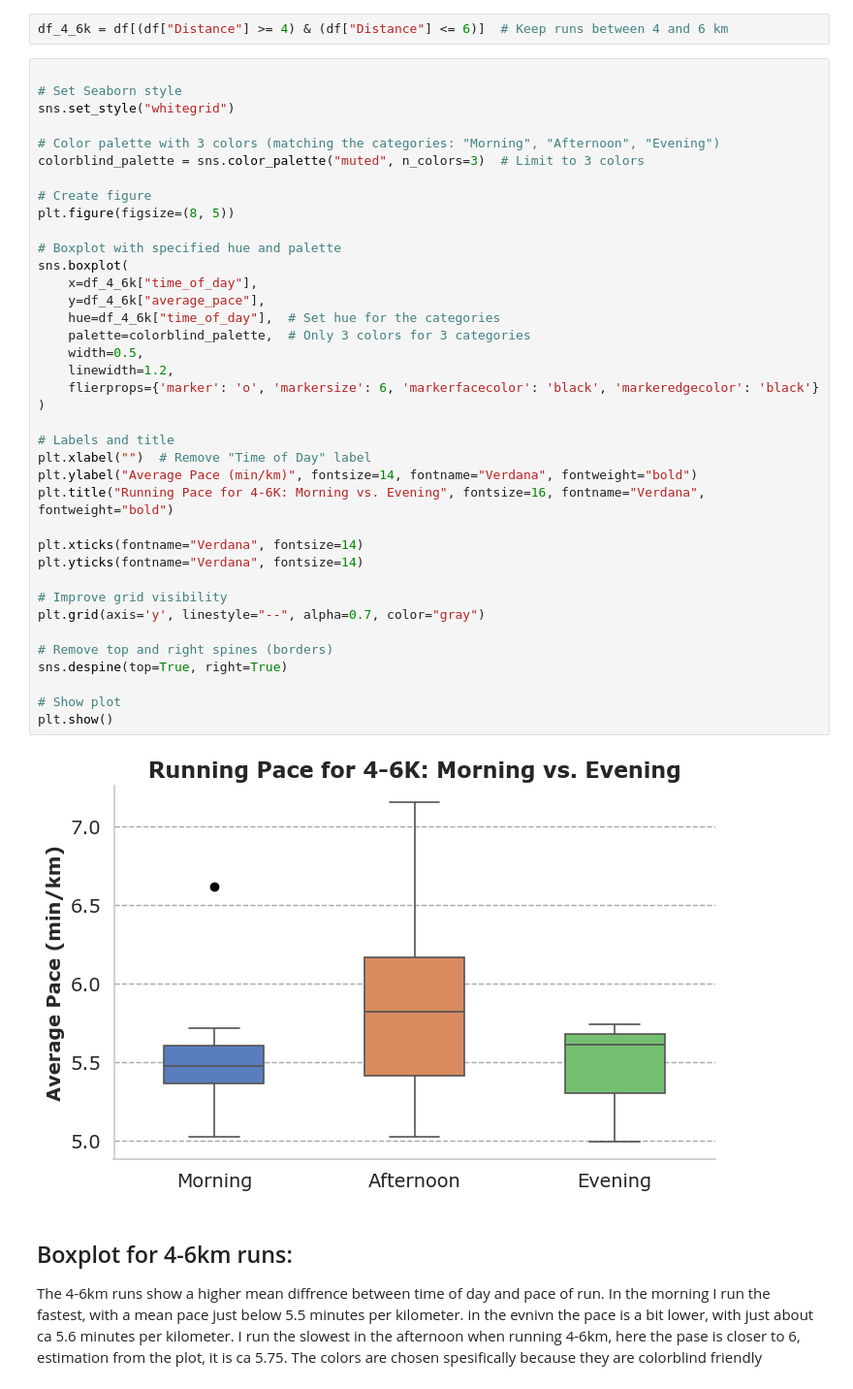
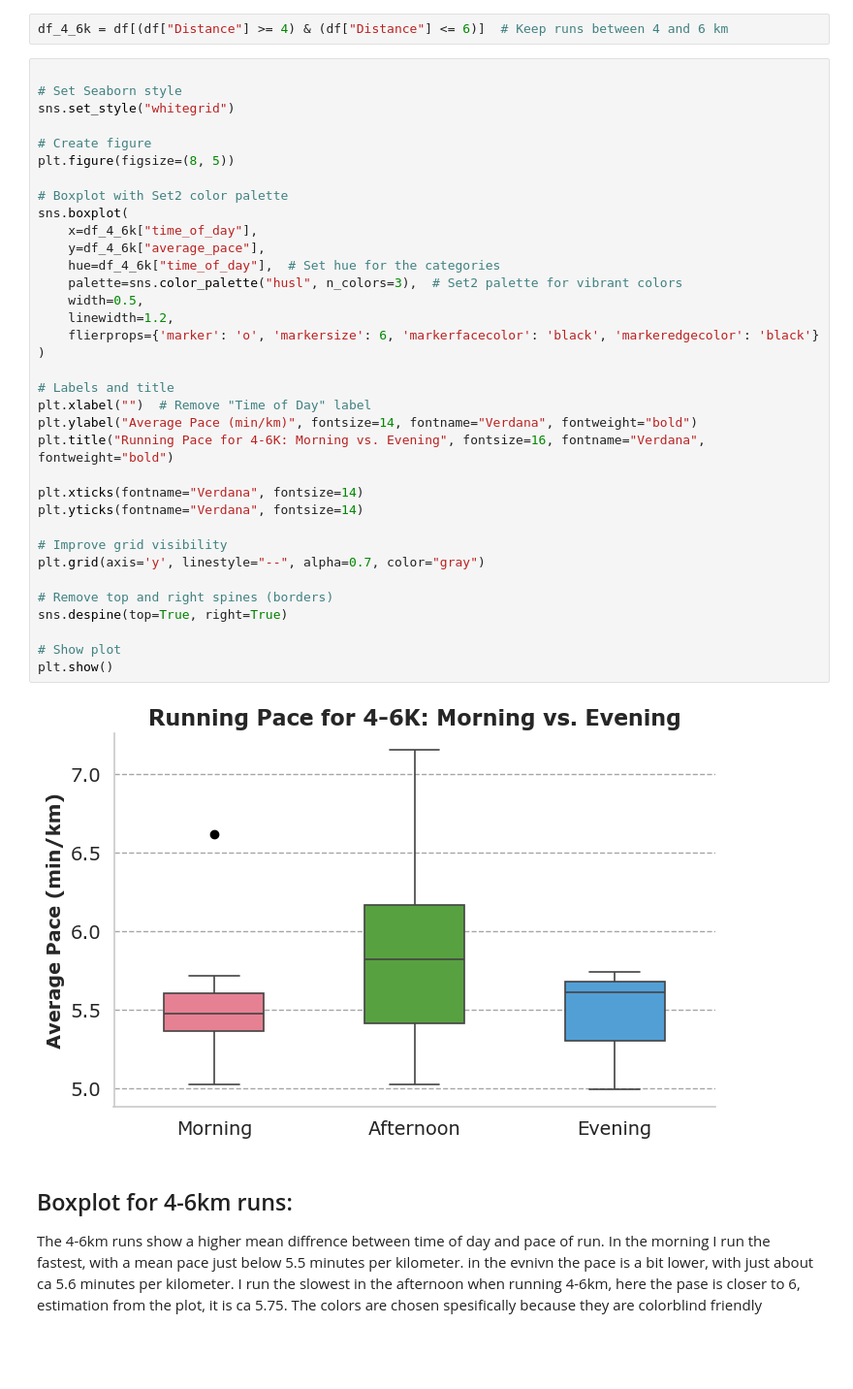
Before and after one commit to Kristine-jo/ExamPSY3035, a Jupyter notebook: Script/stravadata.ipynb, the cells around one changed output. Shown at 97% size. Cells and saved outputs as stored; diff of their text form; blank space fills up the shorter version.

```diff
--- a/Script/stravadata.ipynb
+++ b/Script/stravadata.ipynb
@@ -221,41 +221,38 @@ df_4_6k = df[(df["Distance"] >= 4) & (df["Distance"] <= 6)]  # Keep runs between
 # Set Seaborn style
 sns.set_style("whitegrid")
 
-# Color palette with 3 colors (matching the categories: "Morning", "Afternoon", "Evening")
-colorblind_palette = sns.color_palette("muted", n_colors=3)  # Limit to 3 colors
-
 # Create figure
 plt.figure(figsize=(8, 5))
 
-# Boxplot with specified hue and palette
+# Boxplot with Set2 color palette
 sns.boxplot(
     x=df_4_6k["time_of_day"],
     y=df_4_6k["average_pace"],
     hue=df_4_6k["time_of_day"],  # Set hue for the categories
-    palette=colorblind_palette,  # Only 3 colors for 3 categories
+    palette=sns.color_palette("husl", n_colors=3),  # Set2 palette for vibrant colors
     width=0.5,
     linewidth=1.2,
     flierprops={'marker': 'o', 'markersize': 6, 'markerfacecolor': 'black', 'markeredgecolor': 'black'}
 )
 
 # Labels and title
 plt.xlabel("")  # Remove "Time of Day" label
 plt.ylabel("Average Pace (min/km)", fontsize=14, fontname="Verdana", fontweight="bold")
 plt.title("Running Pace for 4-6K: Morning vs. Evening", fontsize=16, fontname="Verdana", fontweight="bold")
 
 plt.xticks(fontname="Verdana", fontsize=14)
 plt.yticks(fontname="Verdana", fontsize=14)
 
 # Improve grid visibility
 plt.grid(axis='y', linestyle="--", alpha=0.7, color="gray")
 
 # Remove top and right spines (borders)
 sns.despine(top=True, right=True)
 
 # Show plot
 plt.show()
 # %% [output]
-[figure, old version]
+[figure, new version]
 # %% [markdown]
 ## Boxplot for 4-6km runs:
 The 4-6km runs show a higher mean diffrence between time of day and pace of run. In the morning I run the fastest, with a mean pace just below 5.5 minutes per kilometer. in the evnivn the pace is a bit lower, with just about ca 5.6 minutes per kilometer. I run the slowest in the afternoon when running 4-6km, here the pase is closer to 6, estimation from the plot, it is ca 5.75.
```
Also changed, not shown: parts of 5 cells of this notebook.
